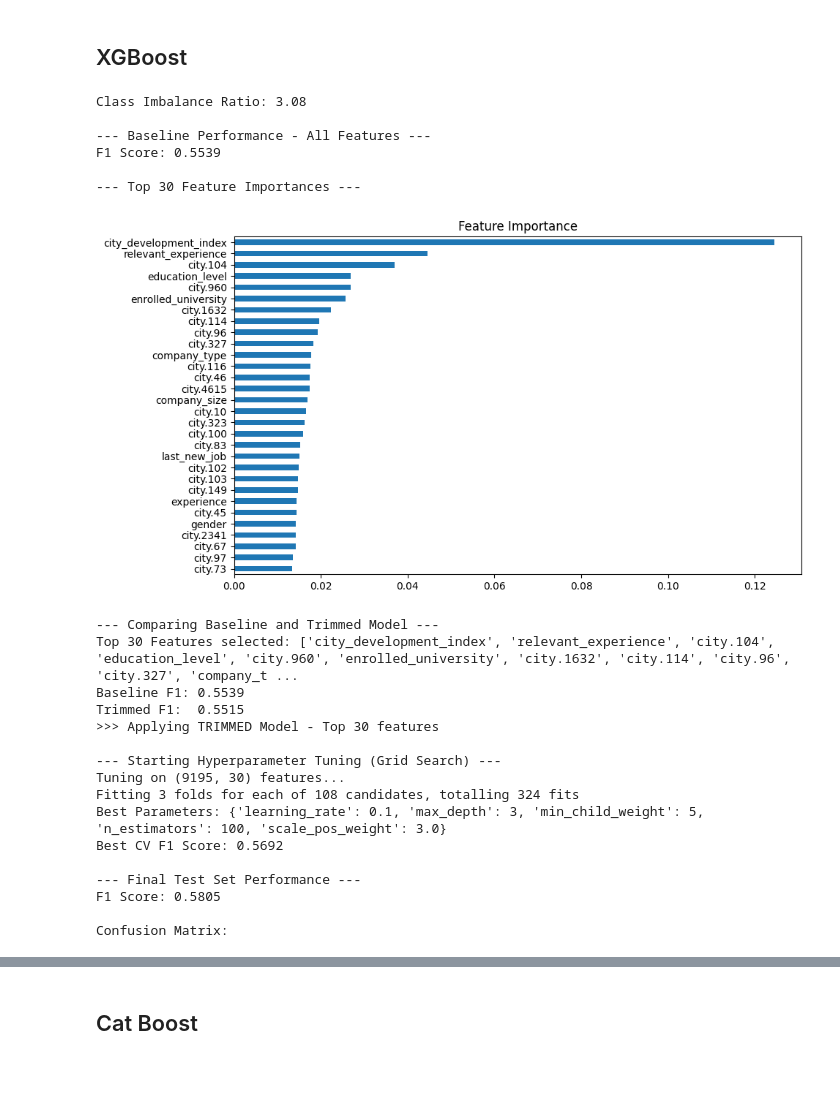
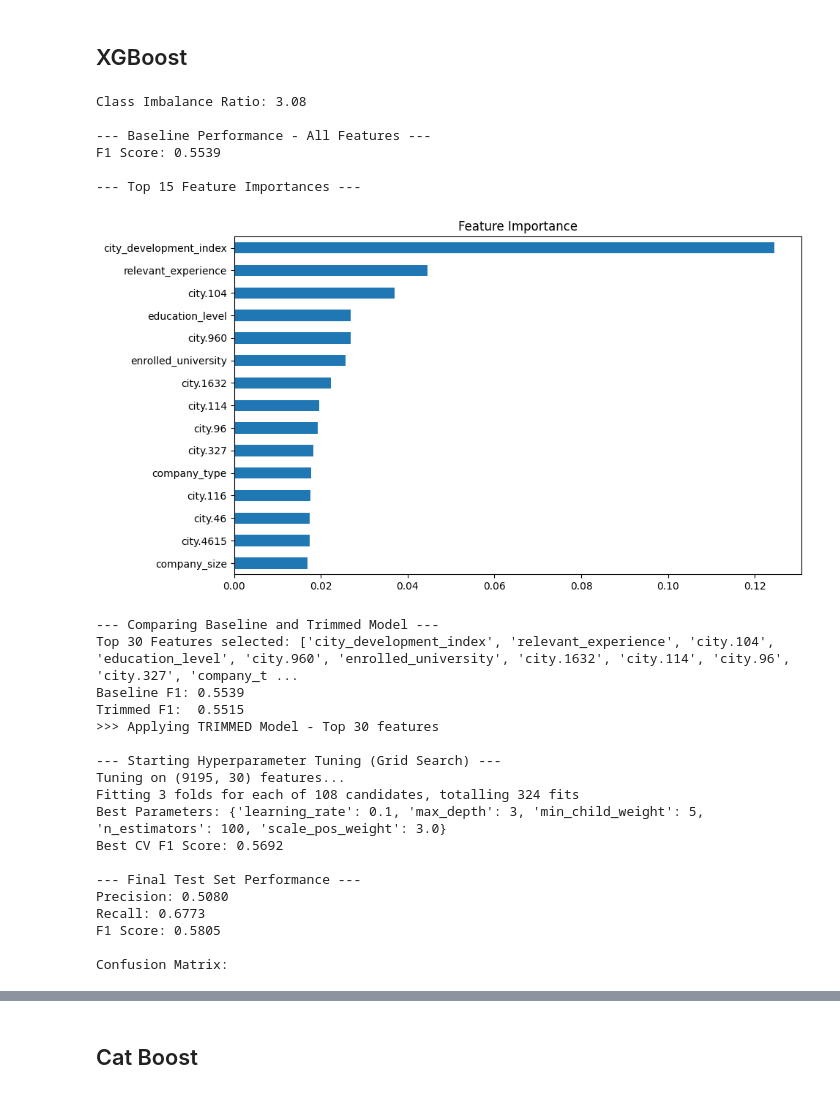
Before and after one commit to MathiasHMorgan/AppliedDA-Assignment2, a Jupyter notebook: assessment2_cod.ipynb, the cells around one changed output, grey strips where cells are left out. Saved outputs shown, nothing was run; the diff lists cells and outputs as text; code cells hidden in the pictures.

```diff
--- a/assessment2_cod.ipynb
+++ b/assessment2_cod.ipynb
@@ -167,3 +180,12 @@ changeJobDf
+# %%
+# Training / experience ratio
+changeJobDf['training_time_ratio'] = changeJobDf['training_hours'] / changeJobDf['experience']
+
+# Highly qualified binary flag and
+changeJobDf['highly_qual_flag'] = np.where((changeJobDf['education_level'] >= 3) & (changeJobDf['experience'] < 3),1,0)
+
+# High frequency of jobs binary flag
+changeJobDf['highly_freq_jobs'] = np.where((changeJobDf['experience'] > 10) & (changeJobDf['last_new_job'].isin([1])),1,0)
 # %% [markdown]
 ## Correaltion Analysis
 # %%
@@ -276,14 +298,14 @@ print(f"F1 Score: {f1Val:.4f}")
 # --- STEP 3: Visualise Information Gain ---
 
 # Plot features
-print("\n--- Top 30 Feature Importances ---")
-plot_feature_importance(xgbModel, xTrain.columns, topN=30)
+print("\n--- Top 15 Feature Importances ---")
+plot_feature_importance(xgbModel, xTrain.columns, topN=15)
 
 # --- STEP 4: Model Selection ---
 
 print("\n--- Comparing Baseline and Trimmed Model ---")
 
-# Extract top 30 features by information gain
+# Extract top 15 features by information gain
 importanceMap = xgbModel.get_booster().get_score(importance_type="gain")
 sortedFeatures = sorted(importanceMap.items(), key=lambda item: item[1], reverse=True)[:30]
 top30Features = [k for k, _ in sortedFeatures]
@@ -349,35 +371,37 @@ gridSearch = GridSearchCV(
     estimator=xgbGrid,
     param_grid=paramGrid,
     scoring="f1",
     cv=3,
     verbose=1,
     n_jobs=-1,
 )
 
 # fit best params
 gridSearch.fit(xTrainFull, yTrainFull)
 
 print(f"Best Parameters: {gridSearch.best_params_}")
 print(f"Best CV F1 Score: {gridSearch.best_score_:.4f}")
 
 # --- STEP 6: Final Evaluation on Test Set ---
 
 bestModel = gridSearch.best_estimator_
 yTestPred = bestModel.predict(xTest)
 
 print("\n--- Final Test Set Performance ---")
+print(f"Precision: {precision_score(yTest, yTestPred):.4f}")
+print(f"Recall: {recall_score(yTest, yTestPred):.4f}")
 print(f"F1 Score: {f1_score(yTest, yTestPred):.4f}")
 
 print("\nConfusion Matrix:")
 plot_confusion_matrix(yTest, yTestPred, labels=["No", "Yes"])
 # %% [output]
 Class Imbalance Ratio: 3.08
 
 --- Baseline Performance - All Features ---
 F1 Score: 0.5539
 
---- Top 30 Feature Importances ---
+--- Top 15 Feature Importances ---
-[figure, old version]
+[figure, new version]
 --- Comparing Baseline and Trimmed Model ---
 Top 30 Features selected: ['city_development_index', 'relevant_experience', 'city.104', 'education_level', 'city.960', 'enrolled_university', 'city.1632', 'city.114', 'city.96', 'city.327', 'company_t ...
 Baseline F1: 0.5539
@@ -391,6 +415,8 @@ Best Parameters: {'learning_rate': 0.1, 'max_depth': 3, 'min_child_weight': 5, '
 Best CV F1 Score: 0.5692
 
 --- Final Test Set Performance ---
+Precision: 0.5080
+Recall: 0.6773
 F1 Score: 0.5805
 
 Confusion Matrix:
```
Also changed, not shown: parts of 11 cells of this notebook.
